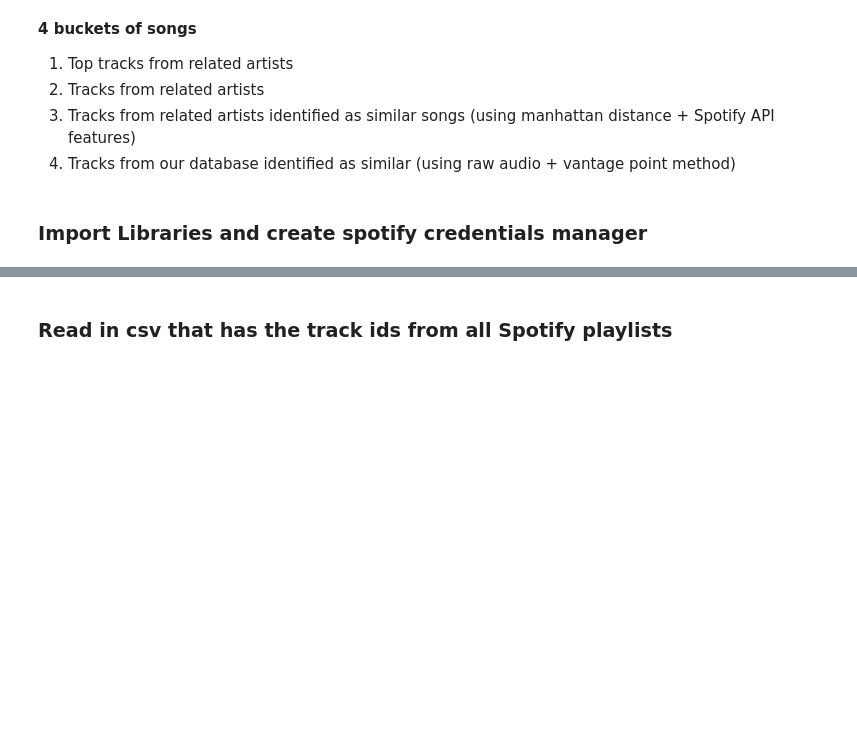
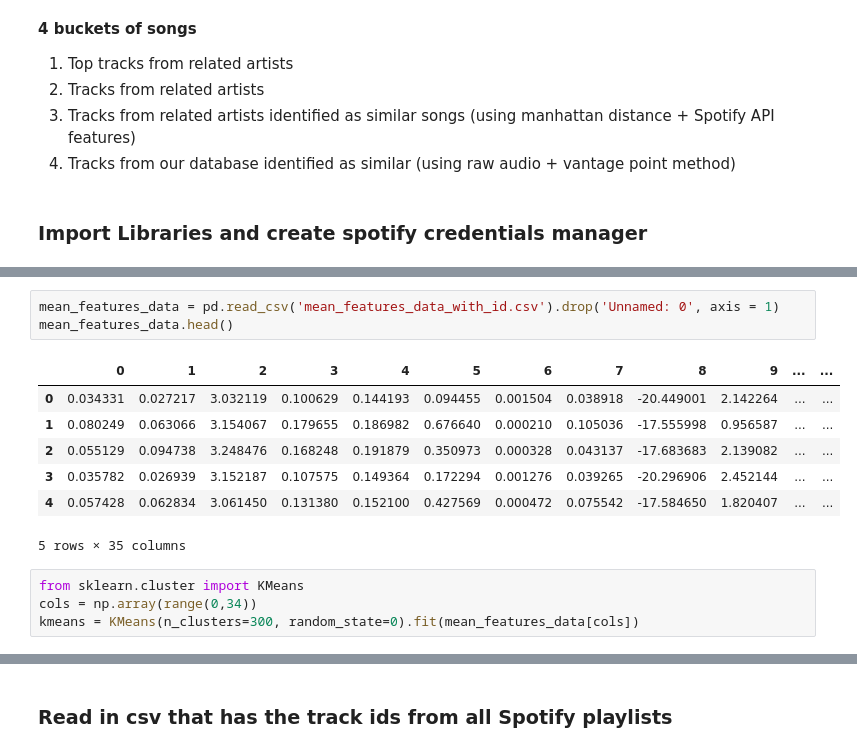
Before and after one commit to spotify-iacs/capstone, a Jupyter notebook: playlist_generation.ipynb, the cells around one changed output, grey strips where cells are left out. Saved outputs shown, nothing was run; the diff lists cells and outputs as text; blank space fills up the shorter version.

```diff
--- a/playlist_generation.ipynb
+++ b/playlist_generation.ipynb
@@ -40,0 +71,15 @@ sp = spotipy.Spotify(client_credentials_manager=client_credentials_manager)
+# %%
+mean_features_data = pd.read_csv('mean_features_data_with_id.csv').drop('Unnamed: 0', axis = 1)
+mean_features_data.head()
+# %% [output]
+|  | 0 | 1 | 2 | 3 | 4 | 5 | 6 | 7 | 8 | 9 | ... | ... |
+| 0 | 0.034331 | 0.027217 | 3.032119 | 0.100629 | 0.144193 | 0.094455 | 0.001504 | 0.038918 | -20.449001 | 2.142264 | ... | ... |
+| 1 | 0.080249 | 0.063066 | 3.154067 | 0.179655 | 0.186982 | 0.676640 | 0.000210 | 0.105036 | -17.555998 | 0.956587 | ... | ... |
+| 2 | 0.055129 | 0.094738 | 3.248476 | 0.168248 | 0.191879 | 0.350973 | 0.000328 | 0.043137 | -17.683683 | 2.139082 | ... | ... |
+| 3 | 0.035782 | 0.026939 | 3.152187 | 0.107575 | 0.149364 | 0.172294 | 0.001276 | 0.039265 | -20.296906 | 2.452144 | ... | ... |
+| 4 | 0.057428 | 0.062834 | 3.061450 | 0.131380 | 0.152100 | 0.427569 | 0.000472 | 0.075542 | -17.584650 | 1.820407 | ... | ... |
+5 rows × 35 columns
+# %%
+from sklearn.cluster import KMeans
+cols = np.array(range(0,34))
+kmeans = KMeans(n_clusters=300, random_state=0).fit(mean_features_data[cols])
```
Also changed, not shown: parts of 44 cells of this notebook.
